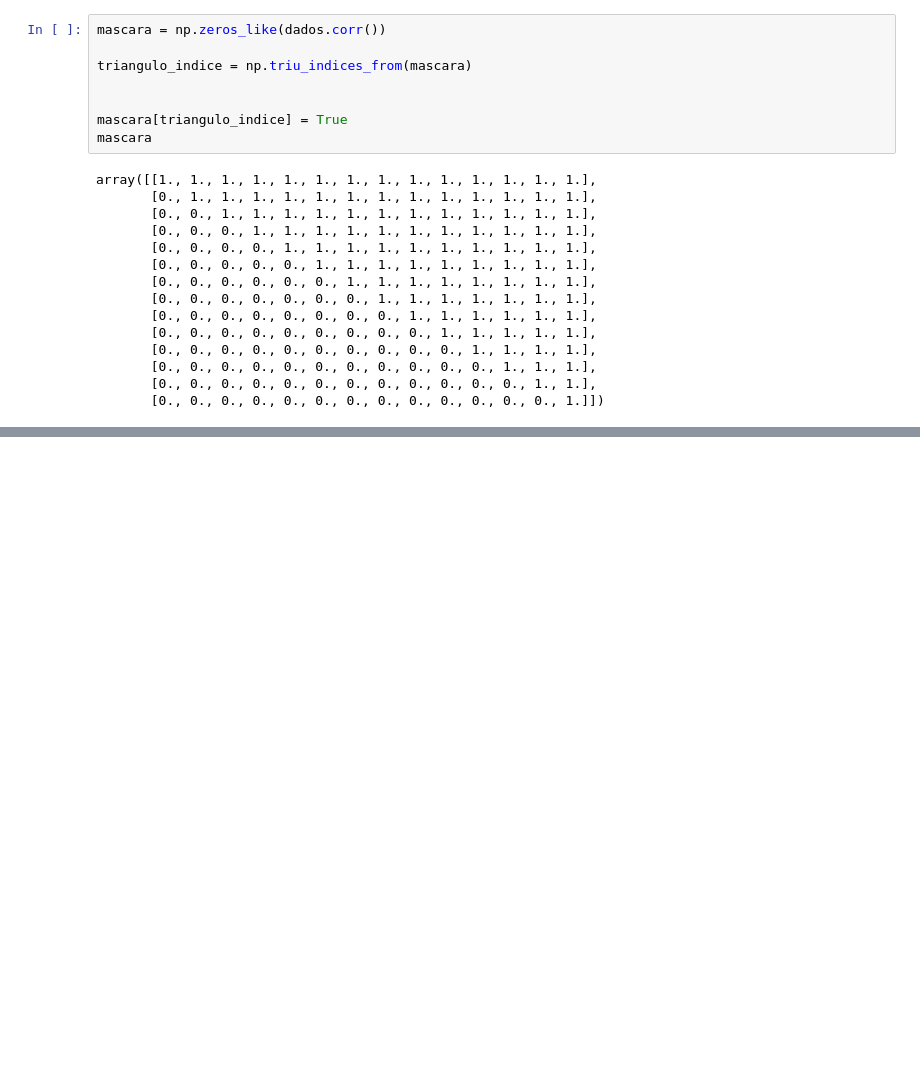
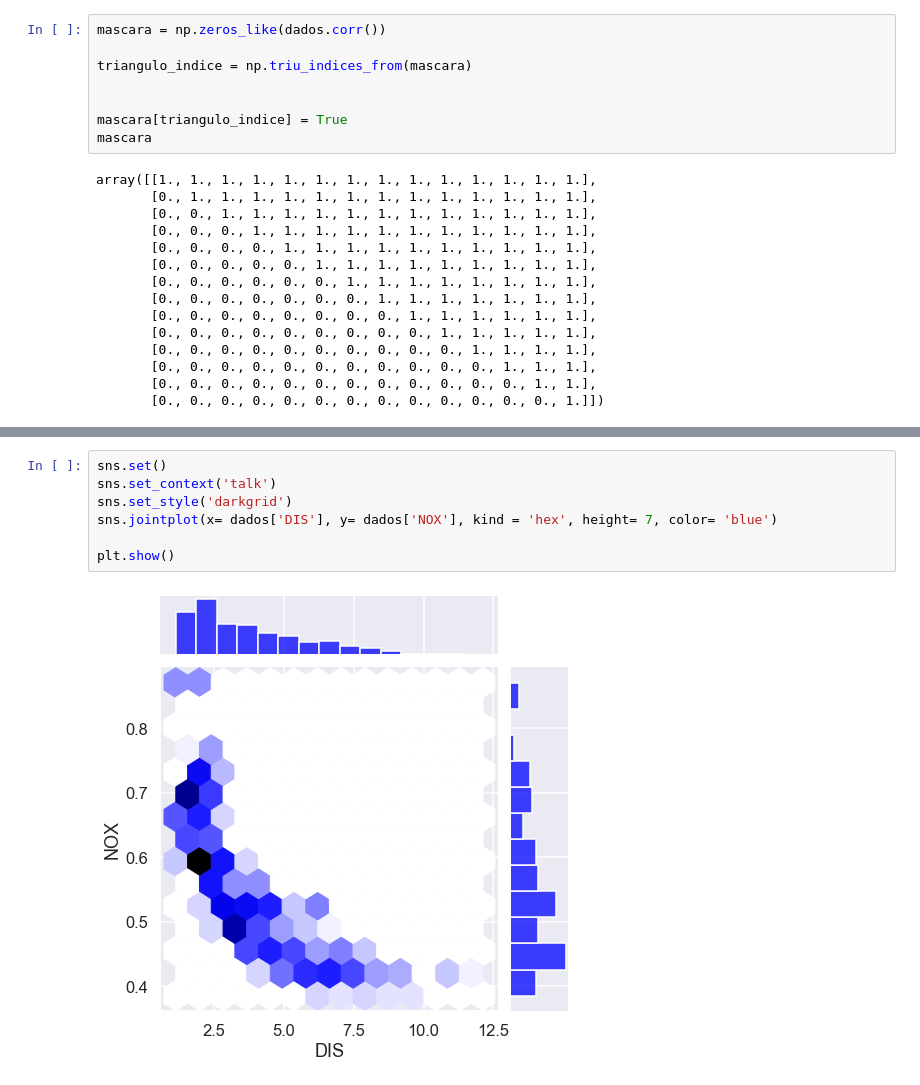
Before and after one commit to jhonatacaiob/Bootcamp-Data-Science, a Jupyter notebook: Secao-5/Regressão multivariável.ipynb, the cells around one changed output, grey strips where cells are left out. Saved outputs shown, nothing was run; the diff lists cells and outputs as text; blank space fills up the shorter version.

```diff
--- a/Secao-5/Regressão multivariável.ipynb
+++ b/Secao-5/Regressão multivariável.ipynb
@@ -430,0 +453,9 @@ plt.show()
+# %%
+sns.set()
+sns.set_context('talk')
+sns.set_style('darkgrid')
+sns.jointplot(x= dados['DIS'], y= dados['NOX'], kind = 'hex', height= 7, color= 'blue')
+
+plt.show()
+# %% [output]
+[figure, added]
```
Also changed, not shown: parts of 5 cells of this notebook.
